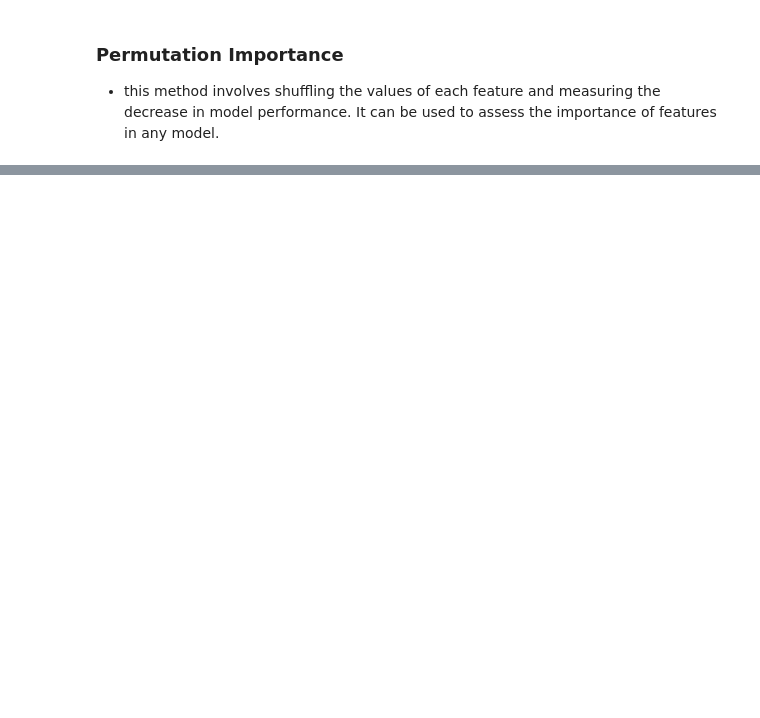
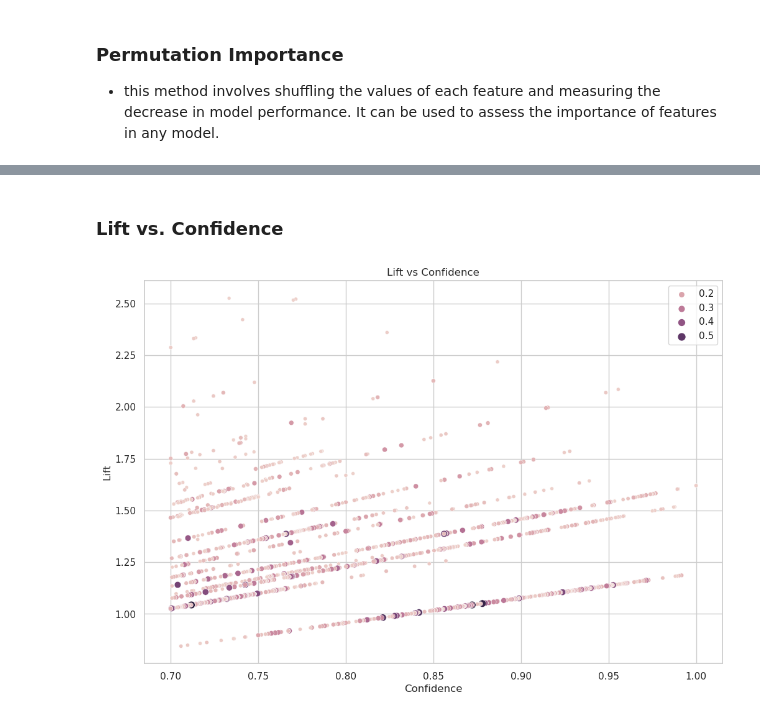
Before and after one commit to alexban14/DataMining_Diabetes_DS, a Jupyter notebook: diabetes_ds_analysis.ipynb, the cells around one changed output, grey strips where cells are left out. Drawn from its saved outputs; the diff is of its cells as text; code cells hidden in the pictures; blank space fills up the shorter version.

```diff
--- a/diabetes_ds_analysis.ipynb
+++ b/diabetes_ds_analysis.ipynb
@@ -435,0 +442,19 @@ plt.show()
+# %%
+from mlxtend.frequent_patterns import apriori, association_rules
+
+# Binning continuous features into categories
+diabetes_dataset['Pregnancies'] = pd.cut(diabetes_dataset['Pregnancies'], bins=5, labels=['Very Low', 'Low', 'Medium', 'High', 'Very High'])
+diabetes_dataset['Glucose'] = pd.cut(diabetes_dataset['Glucose'], bins=5, labels=['Very Low', 'Low', 'Medium', 'High', 'Very High'])
+diabetes_dataset['BloodPressure'] = pd.cut(diabetes_dataset['BloodPressure'], bins=5, labels=['Very Low', 'Low', 'Medium', 'High', 'Very High'])
+diabetes_dataset['SkinThickness'] = pd.cut(diabetes_dataset['SkinThickness'], bins=5, labels=['Very Low', 'Low', 'Medium', 'High', 'Very High'])
+diabetes_dataset['Insulin'] = pd.cut(diabetes_dataset['Insulin'], bins=5, labels=['Very Low', 'Low', 'Medium', 'High', 'Very High'])
+diabetes_dataset['BMI'] = pd.cut(diabetes_dataset['BMI'], bins=5, labels=['Very Low', 'Low', 'Medium', 'High', 'Very High'])
+diabetes_dataset['DiabetesPedigreeFunction'] = pd.cut(diabetes_dataset['DiabetesPedigreeFunction'], bins=5, labels=['Very Low', 'Low', 'Medium', 'High', 'Very High'])
+diabetes_dataset['Age'] = pd.cut(diabetes_dataset['Age'], bins=5, labels=['Very Young', 'Young', 'Middle Age', 'Old', 'Very Old'])
+
+
+# Convert the Outcome feature to a categorical type
+diabetes_dataset['Outcome'] = diabetes_dataset['Outcome'].astype('str')
+
+# Print the modified DataFrame
+print(diabetes_dataset.head())
@@ -435,0 +565,12 @@ plt.show()
+# %% [markdown]
+### Lift vs. Confidence
+# %%
+plt.figure(figsize=(12, 8))
+sns.scatterplot(x='confidence', y='lift', size='support', hue='support', data=rules)
+plt.title('Lift vs Confidence')
+plt.xlabel('Confidence')
+plt.ylabel('Lift')
+plt.legend()
+plt.show()
+# %% [output]
+[figure, added]
```
Also changed, not shown: parts of 29 cells of this notebook.
